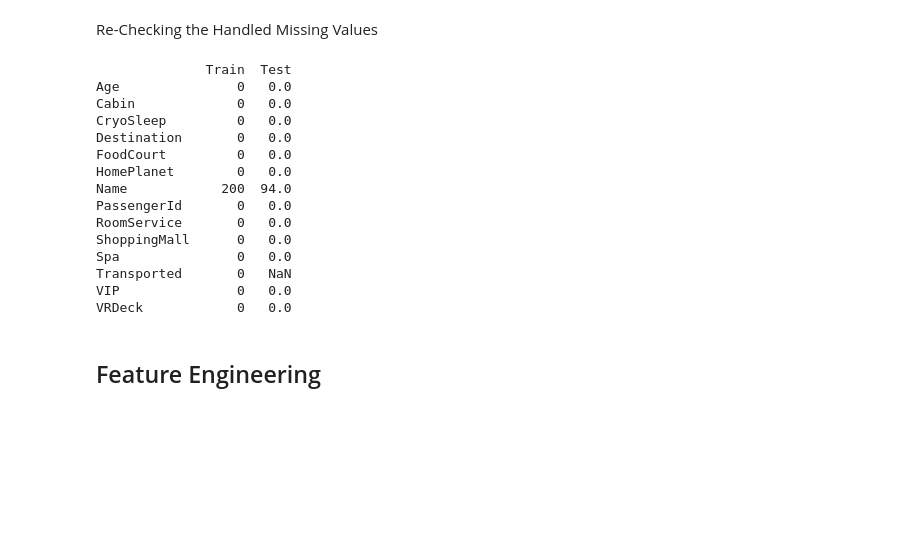
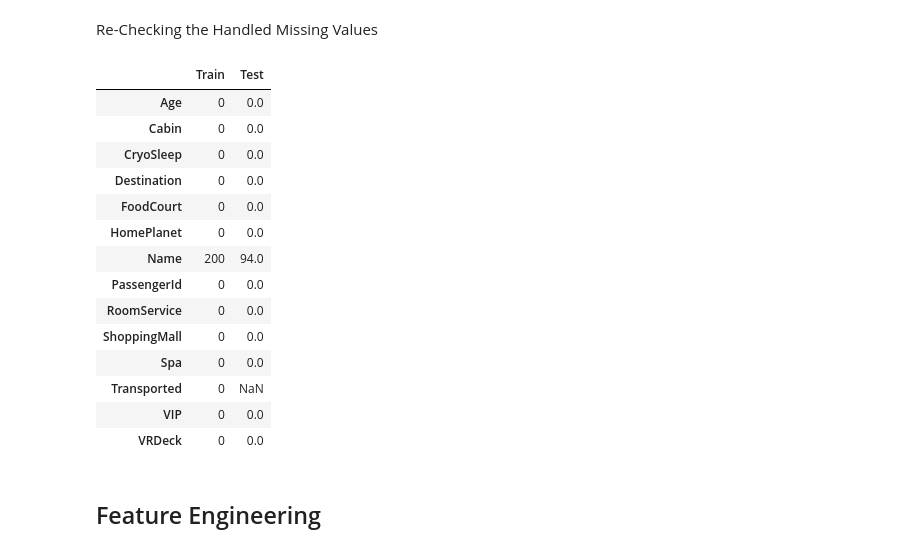
Before and after one commit to 7PAM2015-0509-2023-GROUP5/Kaggle_Challenge, a Jupyter notebook: Kaggle_Challenge_Notebook.ipynb, the cells around one changed output. Cells and saved outputs as stored; diff of their text form; code cells hidden in the pictures; blank space fills up the shorter version.

```diff
--- a/Kaggle_Challenge_Notebook.ipynb
+++ b/Kaggle_Challenge_Notebook.ipynb
@@ -345,32 +344,32 @@ Re-Checking the Handled Missing Values
 # %%
 # Calculate the number of missing values
 missing_train = df_train.isnull().sum()
 missing_test = df_test.isnull().sum()
 
 # Combine the results into a single DataFrame
 missing_values = pd.DataFrame({
     'Train': missing_train,
     'Test': missing_test
 })
 
 # Display the DataFrame
-print(missing_values)
+missing_values
 # %% [output]
-              Train  Test
-Age               0   0.0
-Cabin             0   0.0
-CryoSleep         0   0.0
-Destination       0   0.0
-FoodCourt         0   0.0
-HomePlanet        0   0.0
-Name            200  94.0
-PassengerId       0   0.0
-RoomService       0   0.0
-ShoppingMall      0   0.0
-Spa               0   0.0
-Transported       0   NaN
-VIP               0   0.0
-VRDeck            0   0.0
+|  | Train | Test |
+| Age | 0 | 0.0 |
+| Cabin | 0 | 0.0 |
+| CryoSleep | 0 | 0.0 |
+| Destination | 0 | 0.0 |
+| FoodCourt | 0 | 0.0 |
+| HomePlanet | 0 | 0.0 |
+| Name | 200 | 94.0 |
+| PassengerId | 0 | 0.0 |
+| RoomService | 0 | 0.0 |
+| ShoppingMall | 0 | 0.0 |
+| Spa | 0 | 0.0 |
+| Transported | 0 | NaN |
+| VIP | 0 | 0.0 |
+| VRDeck | 0 | 0.0 |
 # %% [markdown]
 ## Feature Engineering
 # %% [markdown]
```
Also changed, not shown: parts of 1 cell of this notebook.
